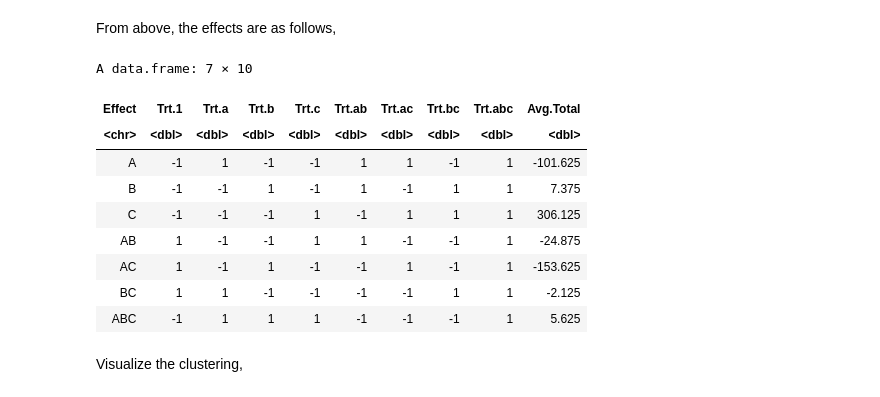
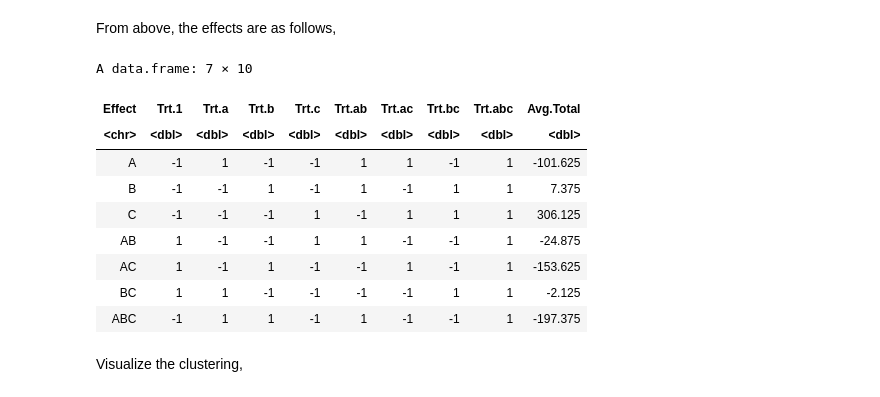
Before and after one commit to oooookk7/experimental-design-statistics, a Jupyter notebook: 05 - The 2k Factorial Design/notes.ipynb, the cells around one changed output. Saved outputs shown, nothing was run; the diff lists cells and outputs as text; code cells hidden in the pictures.

```diff
--- a/05 - The 2k Factorial Design/notes.ipynb
+++ b/05 - The 2k Factorial Design/notes.ipynb
@@ -145,34 +205,34 @@ From above, the effects are as follows,
 # %%
 effects <- data.frame(Effect =c("A", "B", "C", "AB", "AC", "BC", "ABC"),
                       Trt.1  =c( -1,  -1,  -1,    1,    1,    1,    -1),
                       Trt.a  =c(  1,  -1,  -1,   -1,   -1,    1,     1),
                       Trt.b  =c( -1,   1,  -1,   -1,    1,   -1,     1),
-                      Trt.c  =c( -1,  -1,   1,    1,   -1,   -1,     1),
-                      Trt.ab =c(  1,   1,  -1,    1,   -1,   -1,    -1),
+                      Trt.c  =c( -1,  -1,   1,    1,   -1,   -1,    -1),
+                      Trt.ab =c(  1,   1,  -1,    1,   -1,   -1,     1),
                       Trt.ac =c(  1,  -1,   1,   -1,    1,   -1,    -1),
                       Trt.bc =c( -1,   1,   1,   -1,   -1,    1,    -1),
                       Trt.abc=c(  1,   1,   1,    1,    1,    1,     1))
 
 effects$Avg.Total <- (1/(2^(3 - 1) * 2)) * ((dataset_tbl %>% filter(Var == "1"))$Total * effects$Trt.1 +
                                             (dataset_tbl %>% filter(Var == "c"))$Total * effects$Trt.c +
                                             (dataset_tbl %>% filter(Var == "b"))$Total * effects$Trt.b +
                                             (dataset_tbl %>% filter(Var == "bc"))$Total * effects$Trt.bc +
                                             (dataset_tbl %>% filter(Var == "a"))$Total * effects$Trt.a +
                                             (dataset_tbl %>% filter(Var == "ac"))$Total * effects$Trt.ac +
                                             (dataset_tbl %>% filter(Var == "ab"))$Total * effects$Trt.ab +
                                             (dataset_tbl %>% filter(Var == "abc"))$Total * effects$Trt.abc)
 effects
 # %% [output]
 A data.frame: 7 × 10
 | Effect | Trt.1 | Trt.a | Trt.b | Trt.c | Trt.ab | Trt.ac | Trt.bc | Trt.abc | Avg.Total |
 | <chr> | <dbl> | <dbl> | <dbl> | <dbl> | <dbl> | <dbl> | <dbl> | <dbl> | <dbl> |
 | A | -1 | 1 | -1 | -1 | 1 | 1 | -1 | 1 | -101.625 |
 | B | -1 | -1 | 1 | -1 | 1 | -1 | 1 | 1 | 7.375 |
 | C | -1 | -1 | -1 | 1 | -1 | 1 | 1 | 1 | 306.125 |
 | AB | 1 | -1 | -1 | 1 | 1 | -1 | -1 | 1 | -24.875 |
 | AC | 1 | -1 | 1 | -1 | -1 | 1 | -1 | 1 | -153.625 |
 | BC | 1 | 1 | -1 | -1 | -1 | -1 | 1 | 1 | -2.125 |
-| ABC | -1 | 1 | 1 | 1 | -1 | -1 | -1 | 1 | 5.625 |
+| ABC | -1 | 1 | 1 | -1 | 1 | -1 | -1 | 1 | -197.375 |
 # %% [markdown]
 Visualize the clustering,
 # %%
```
Also changed, not shown: parts of 29 cells of this notebook, 23 other files.
